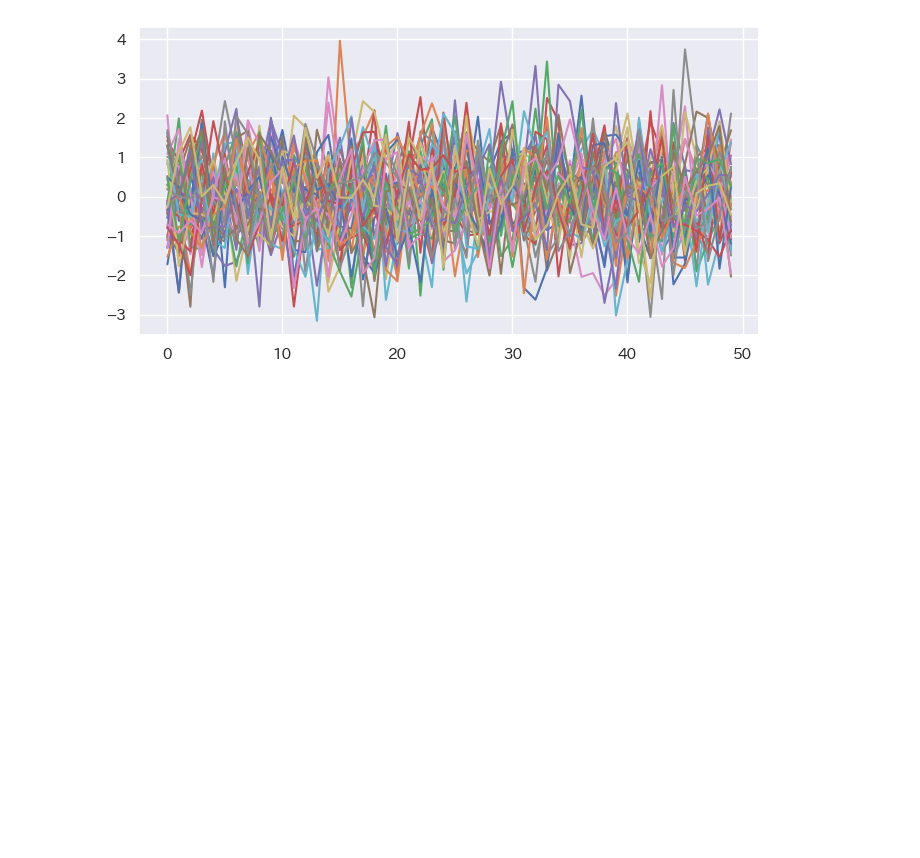
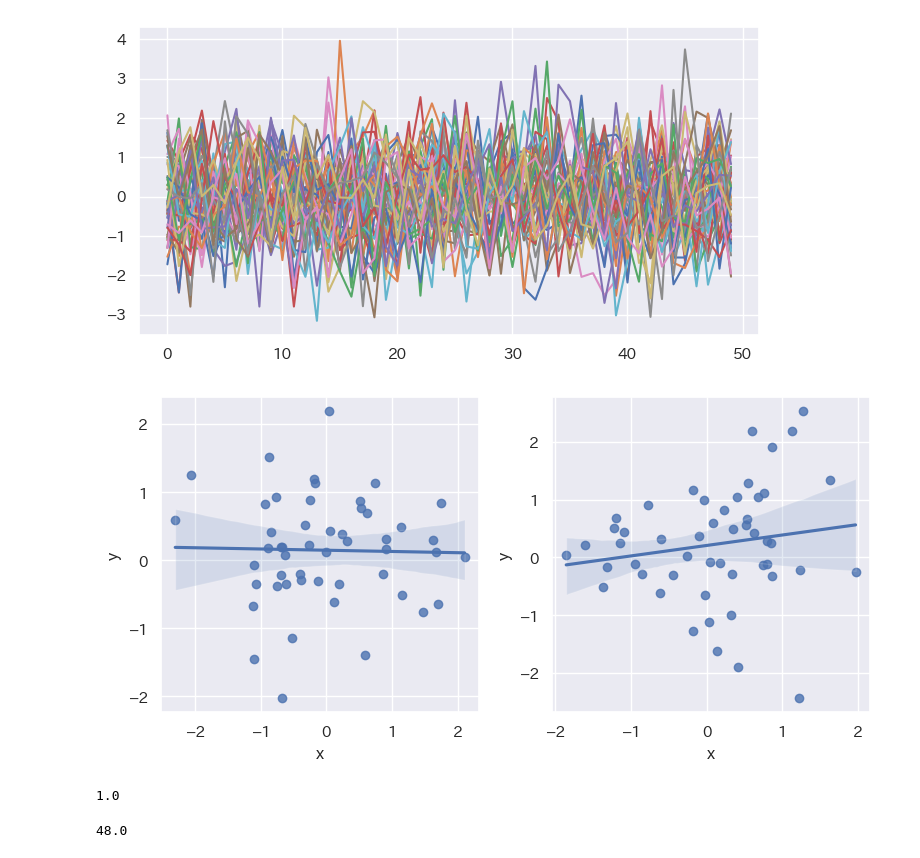
Before and after one commit to maton369/Python_Time_Series_Intro, a Jupyter notebook: 2-6-時系列データのシミュレーションと見せかけの回帰.ipynb, the cells around one changed output. Drawn from its saved outputs; the diff is of its cells as text; code cells hidden in the pictures; blank space fills up the shorter version.

```diff
--- a/2-6-時系列データのシミュレーションと見せかけの回帰.ipynb
+++ b/2-6-時系列データのシミュレーションと見せかけの回帰.ipynb
@@ -116,3 +116,38 @@ for i in range(1, n_sim):
 #    という性質を持つ、時系列解析の基本的な前提モデルである。
 # %% [output]
 [figure]
+# %%
+# -------------------------------------------------------
+# 🎲 ホワイトノイズ系列間の関係と回帰直線の可視化
+# -------------------------------------------------------
+
+# ① 乱数の種を固定（再現性の確保）
+#   - 毎回同じ乱数を生成できるようにする。
+np.random.seed(1)
+
+# ② 2つのグラフを並べて表示する準備
+#   - figsize=(8, 4)：横8インチ・縦4インチの図全体サイズ
+#   - ncols=2：横に2つのサブプロットを作る
+#   - tight_layout=True：図同士の間隔を自動調整して詰まりを防ぐ
+fig, ax = plt.subplots(figsize=(8, 4), ncols=2, tight_layout=True)
+
+# ③ 正規ホワイトノイズ系列を2組作り、散布図＋回帰直線を描画
+for i in range(0, 2):
+    # 平均0・標準偏差1の正規分布に従う乱数を生成
+    x = stats.norm.rvs(loc=0, scale=1, size=50)
+    y = stats.norm.rvs(loc=0, scale=1, size=50)
+
+    # DataFrameとしてまとめる
+    data_sim = pd.DataFrame({"x": x, "y": y})
+
+    # 散布図＋回帰直線を描画（Seabornのregplot）
+    sns.regplot(x="x", y="y", data=data_sim, ax=ax[i])
+    # → 各点はホワイトノイズに基づく乱数ペア
+    # → 回帰直線は「偶然の相関」を可視化（実際には無相関である）
+
+# ✅ 解説：
+#    ・x と y は互いに独立なホワイトノイズなので、理論的には相関は 0。
+#    ・しかしサンプル数が有限（50）なので、偶然的に傾きが生じることがある。
+#    ・この「見かけの相関（spurious correlation）」は時系列分析でも重要な注意点。
+# %% [output]
+[figure, added]
@@ -118,0 +194,39 @@ for i in range(1, n_sim):
+# %%
+# -------------------------------------------------------
+# 📊 回帰モデルの自由度（群間変動の自由度）を確認
+# -------------------------------------------------------
+
+# モデルの自由度（df_model）を出力
+lm_model_sim.df_model
+
+# ✅ 解説：
+# ・`df_model` は「モデルの自由度（回帰に使われる説明変数の数 − 1）」を表す。
+# ・この例では回帰式が `y ~ x` なので、説明変数 x が 1 つ。
+# 　　→ よって df_model = 1
+# ・F検定では、分子の自由度（群間変動）としてこの値が使われる。
+# ・一方、誤差（残差）側の自由度は `lm_model_sim.df_resid` で確認できる。
+# 　　→ 通常、観測数 n − パラメータ数 で計算される。
+# %% [output]
+1.0
+# %%
+# -------------------------------------------------------
+# 📉 残差の自由度（群内変動の自由度）を確認
+# -------------------------------------------------------
+
+# 残差（誤差項）の自由度を出力
+lm_model_sim.df_resid
+
+# ✅ 解説：
+# ・`df_resid` は「残差の自由度（群内変動の自由度）」を表す。
+# ・これは、観測数 n からモデルの推定パラメータ数を引いた値に等しい。
+# 　　つまり： df_resid = n - p
+# 　　ここで、p は切片を含む回帰係数の数。
+#
+# ・この例では：
+# 　　- 観測数 n = 50
+# 　　- 推定パラメータ（切片＋x）= 2
+# 　　→ よって df_resid = 50 - 2 = 48
+#
+# ・F検定における分母の自由度（誤差側）は、この値を用いる。
+# %% [output]
+48.0
```
Also changed, not shown: parts of 4 cells of this notebook.
